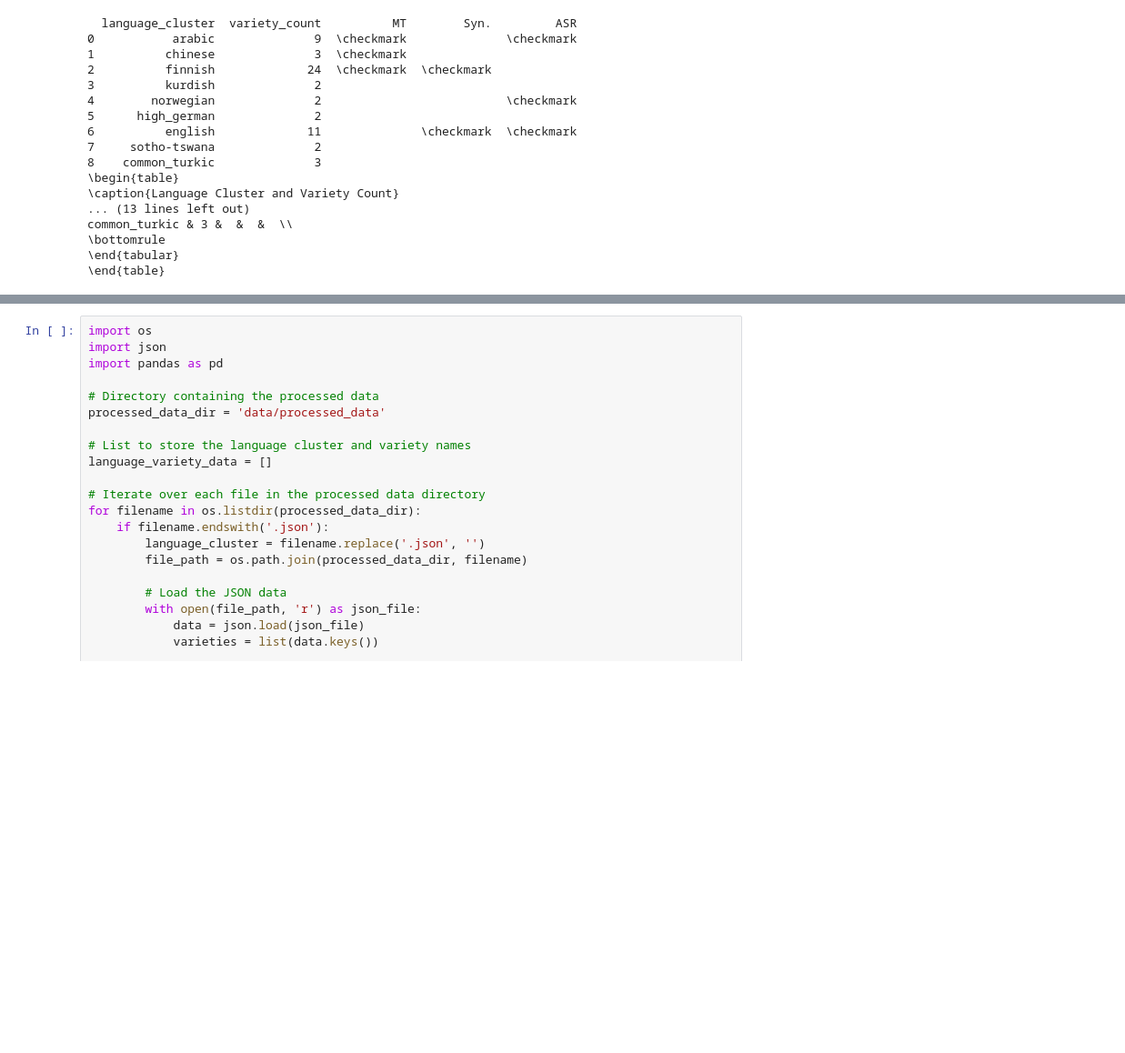
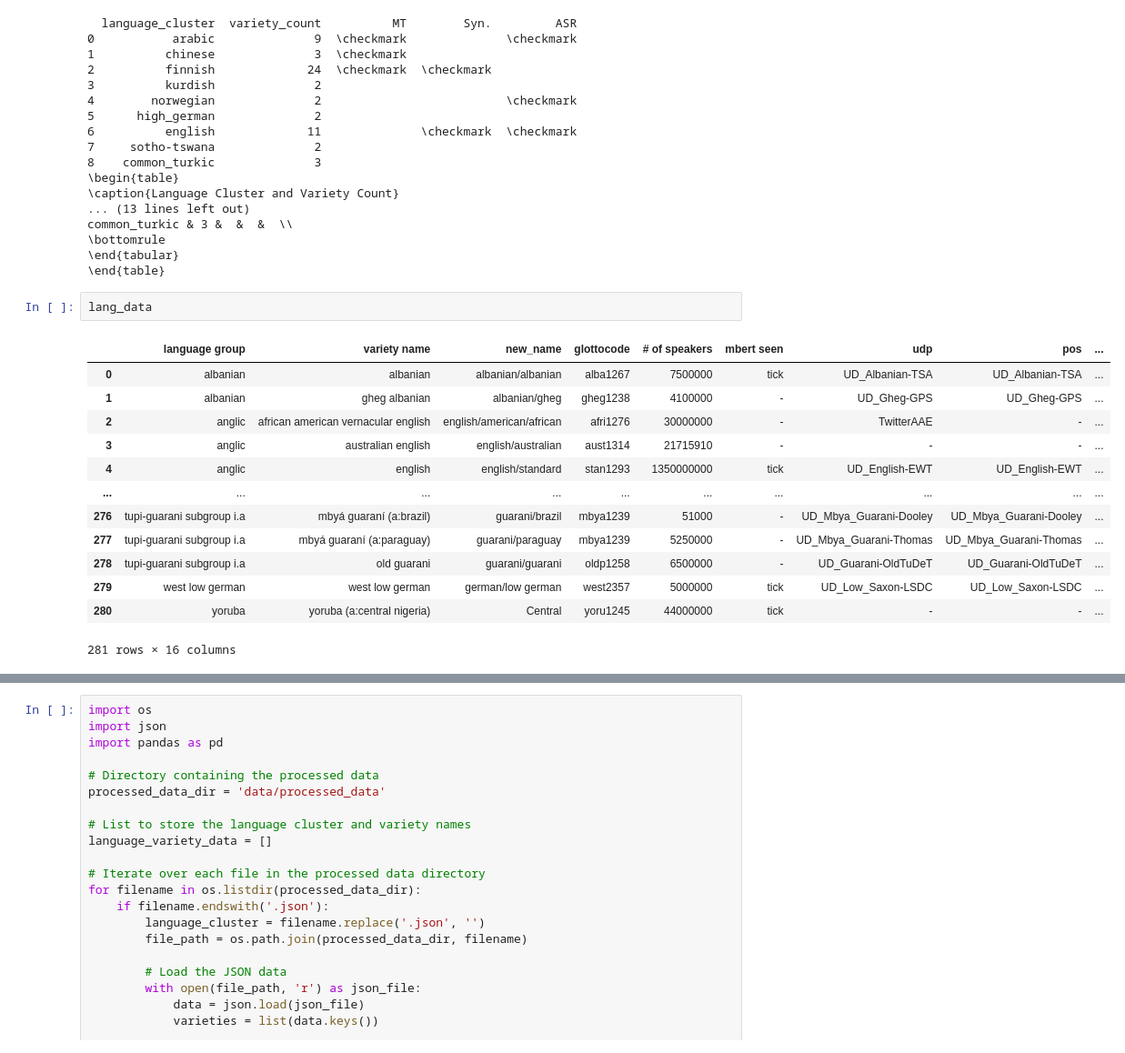
Before and after one commit to ffaisal93/dialect_toxicity_llm_judge, a Jupyter notebook: test.ipynb, the cells around one changed output, grey strips where cells are left out. Shown: that part at 91% size. Saved outputs shown, nothing was run; the diff lists cells and outputs as text; blank space fills up the shorter version.

```diff
--- a/test.ipynb
+++ b/test.ipynb
@@ -304,6 +304,22 @@ common_turkic & 3 &  &  &  \\
 \bottomrule
 \end{tabular}
 \end{table}
+# %%
+lang_data
+# %% [output]
+|  | language group | variety name | new_name | glottocode | # of speakers | mbert seen | udp | pos | ... |
+| 0 | albanian | albanian | albanian/albanian | alba1267 | 7500000 | tick | UD_Albanian-TSA | UD_Albanian-TSA | ... |
+| 1 | albanian | gheg albanian | albanian/gheg | gheg1238 | 4100000 | - | UD_Gheg-GPS | UD_Gheg-GPS | ... |
+| 2 | anglic | african american vernacular english | english/american/african | afri1276 | 30000000 | - | TwitterAAE | - | ... |
+| 3 | anglic | australian english | english/australian | aust1314 | 21715910 | - | - | - | ... |
+| 4 | anglic | english | english/standard | stan1293 | 1350000000 | tick | UD_English-EWT | UD_English-EWT | ... |
+| ... | ... | ... | ... | ... | ... | ... | ... | ... | ... |
+| 276 | tupi-guarani subgroup i.a | mbyá guaraní (a:brazil) | guarani/brazil | mbya1239 | 51000 | - | UD_Mbya_Guarani-Dooley | UD_Mbya_Guarani-Dooley | ... |
+| 277 | tupi-guarani subgroup i.a | mbyá guaraní (a:paraguay) | guarani/paraguay | mbya1239 | 5250000 | - | UD_Mbya_Guarani-Thomas | UD_Mbya_Guarani-Thomas | ... |
+| 278 | tupi-guarani subgroup i.a | old guarani | guarani/guarani | oldp1258 | 6500000 | - | UD_Guarani-OldTuDeT | UD_Guarani-OldTuDeT | ... |
+| 279 | west low german | west low german | german/low german | west2357 | 5000000 | tick | UD_Low_Saxon-LSDC | UD_Low_Saxon-LSDC | ... |
+| 280 | yoruba | yoruba (a:central nigeria) | Central | yoru1245 | 44000000 | tick | - | - | ... |
+281 rows × 16 columns
 # %%
 import os
 import json
```
Also changed, not shown: parts of 6 cells of this notebook, 5 other files.
